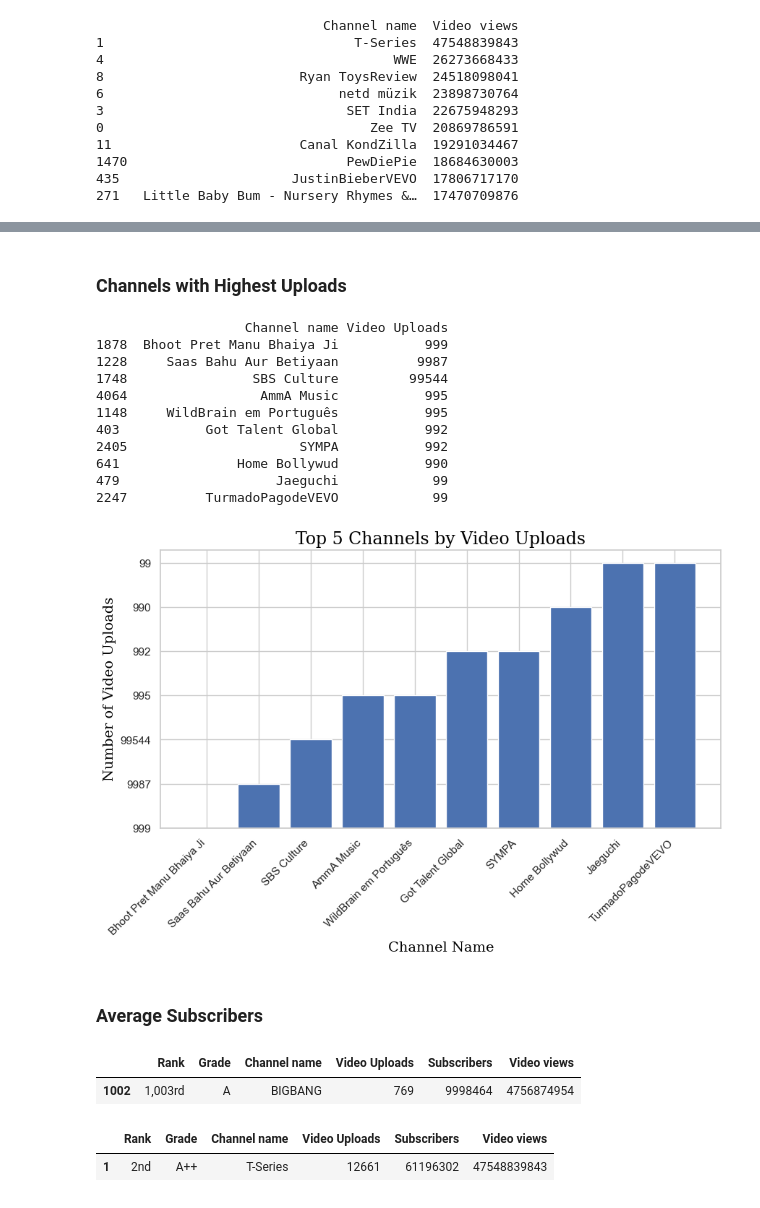
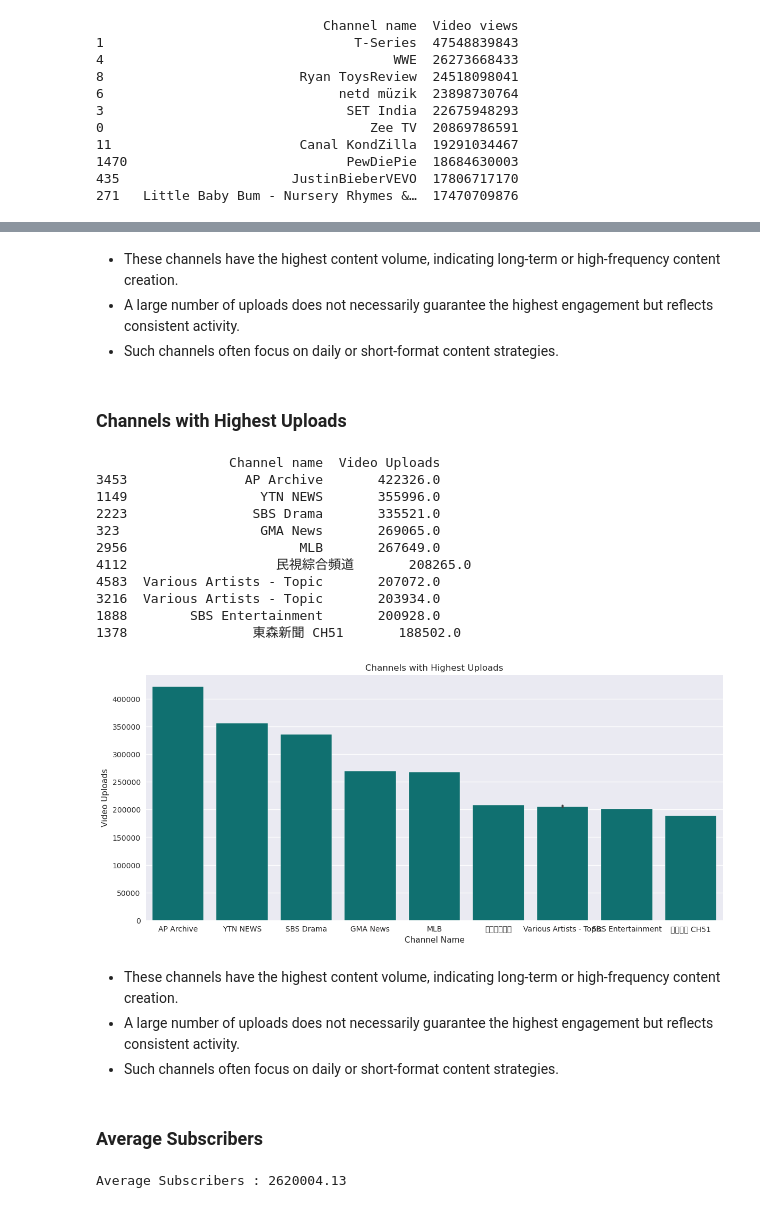
Before and after one commit to abhishekakhand737/Eda-Projects, a Jupyter notebook: 07_Youtube_Eda.ipynb, the cells around one changed output, grey strips where cells are left out. Cells and saved outputs as stored; diff of their text form; code cells hidden in the pictures.

```diff
--- a/07_Youtube_Eda.ipynb
+++ b/07_Youtube_Eda.ipynb
@@ -32,4 +32,10 @@ import pandas as pd
 import numpy as np
 import matplotlib.pyplot as plt
 import seaborn as sns
+import warnings
+import matplotlib.style as style
+style.use('ggplot')
 sns.set(style='whitegrid')
+plt.style.use('seaborn-v0_8')
+warnings.filterwarnings('ignore')
+plt.rcParams['font.family'] = 'DejaVu Sans'
@@ -138,3 +146,10 @@ Displays: Mean, Standard deviation , Minimum value , Maximum value , Quartiles
+# %%
+df['Subscribers'] = (   df['Subscribers'].astype(str)    .str.replace(',', ''))
+df['Video views'] = (    df['Video views'].astype(str) .str.replace(',', ''))
+df['Video Uploads'] = ( df['Video Uploads'].astype(str).str.replace(',', ''))
+df['Subscribers'] = pd.to_numeric(df['Subscribers'], errors='coerce')
+df['Video views'] = pd.to_numeric(    df['Video views'],errors='coerce')
+df['Video Uploads'] = pd.to_numeric(df['Video Uploads'],errors='coerce')
 # %% [markdown]
 ### Top 10 Channels by Subscribers
 # %%
@@ -185,5 +180 @@ Name: count, dtype: int64
-# %%
-df['Avg_views']=df['Video Uploads']/df['Video views']
-# %%
-df['Avg_views']=df['Video Uploads']/df['Video views']
 # %% [markdown]
@@ -215,40 +211,41 @@ plt.show()
 # %% [markdown]
-### Channels with Highest Uploads
+- These channels have the highest content volume, indicating long-term or high-frequency content creation.
+- A large number of uploads does not necessarily guarantee the highest engagement but reflects consistent activity.
+- Such channels often focus on daily or short-format content strategies.
+# %% [markdown]
+### Channels with Highest Uploads
 # %%
-top_uploads = df.sort_values(by='Video Uploads', ascending=False).head(10)
-
-print(top_uploads[['Channel name', 'Video Uploads']])
+top_uploads = df.sort_values( by='Video Uploads', ascending=False).head(10)
+print(top_uploads[  ['Channel name', 'Video Uploads']])
 # %% [output]
-                   Channel name Video Uploads
-1878  Bhoot Pret Manu Bhaiya Ji           999
-1228     Saas Bahu Aur Betiyaan          9987
-1748                SBS Culture         99544
-4064                 AmmA Music           995
-1148     WildBrain em Português           995
-403           Got Talent Global           992
-2405                      SYMPA           992
-641               Home Bollywud           990
-479                    Jaeguchi            99
-2247          TurmadoPagodeVEVO            99
+                 Channel name  Video Uploads
+3453               AP Archive       422326.0
+1149                 YTN NEWS       355996.0
+2223                SBS Drama       335521.0
+323                  GMA News       269065.0
+2956                      MLB       267649.0
+4112                   民視綜合頻道       208265.0
+4583  Various Artists - Topic       207072.0
+3216  Various Artists - Topic       203934.0
+1888        SBS Entertainment       200928.0
+1378                東森新聞 CH51       188502.0
 # %%
-plt.figure(figsize=(10,5))
-plt.bar(top_uploads['Channel name'], top_uploads['Video Uploads'])
-plt.title("Top 5 Channels by Video Uploads",fontdict=font_title)
-plt.xlabel("Channel Name",fontdict=font_labels)
-plt.ylabel("Number of Video Uploads",fontdict=font_labels)
-plt.xticks(rotation=45, ha='right')
+plt.figure(figsize=(14,6))
+sns.barplot(y='Video Uploads', x='Channel name', data=top_uploads,color='teal')
+plt.title("Channels with Highest Uploads")
+plt.ylabel("Video Uploads")
+plt.xlabel("Channel Name")
 plt.show()
 # %% [output]
-[figure, old version]
+[figure, new version]
 # %% [markdown]
-### Average Subscribers
+- These channels have the highest content volume, indicating long-term or high-frequency content creation.
+- A large number of uploads does not necessarily guarantee the highest engagement but reflects consistent activity.
+- Such channels often focus on daily or short-format content strategies.
+# %% [markdown]
+### Average Subscribers
 # %%
-df[df['Subscribers'] == df['Subscribers'].max()]
+print(   "Average Subscribers :",
+    round(df['Subscribers'].mean(),2))
 # %% [output]
-|  | Rank | Grade | Channel name | Video Uploads | Subscribers | Video views |
-| 1002 | 1,003rd | A | BIGBANG | 769 | 9998464 | 4756874954 |
+Average Subscribers : 2620004.13
-# %%
-df[df['Video views'] == df['Video views'].max()]
-# %% [output]
-|  | Rank | Grade | Channel name | Video Uploads | Subscribers | Video views |
-| 1 | 2nd | A++ | T-Series | 12661 | 61196302 | 47548839843 |
```
Also changed, not shown: parts of 62 cells of this notebook.
